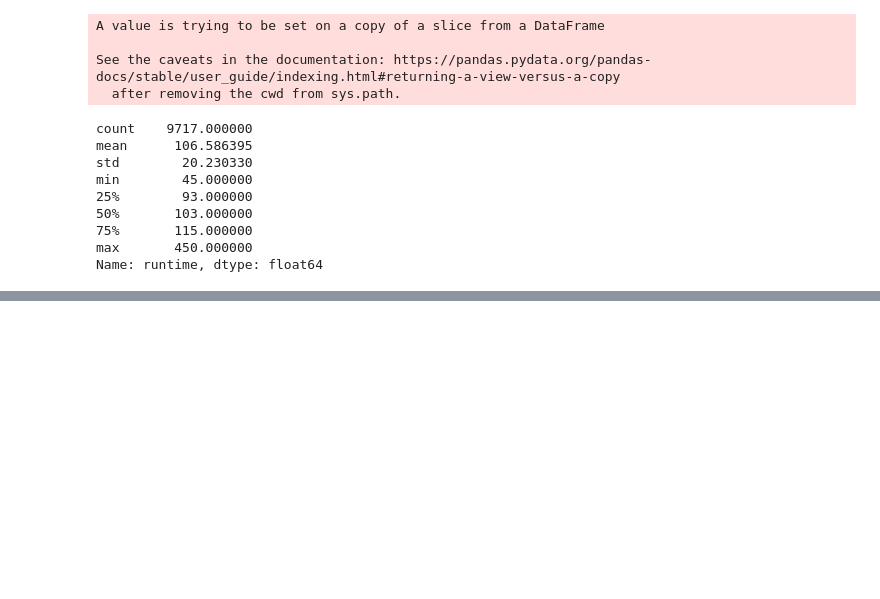
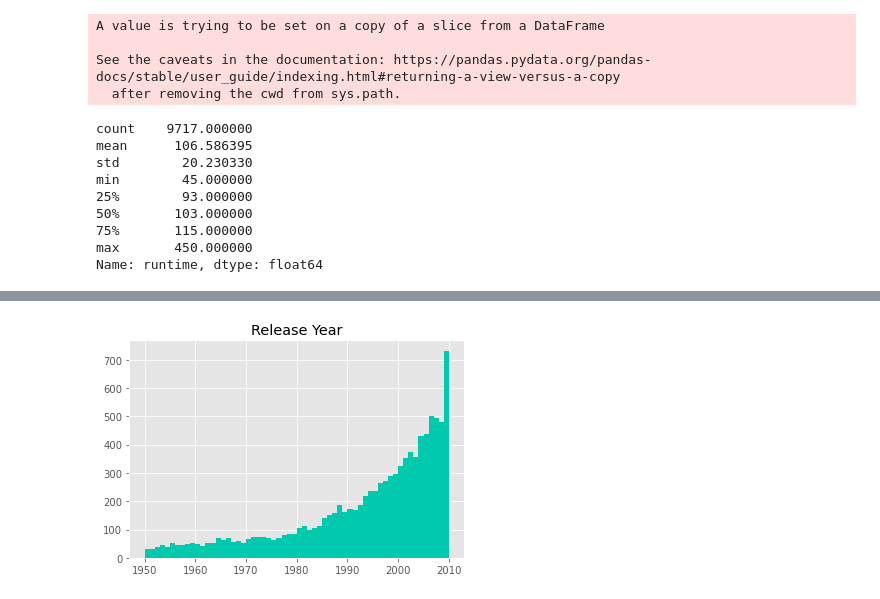
Before and after one commit to MekdiYilma/notes, a Jupyter notebook: pandas/data_wrangling_and_exploration.ipynb, the cells around one changed output, grey strips where cells are left out. Saved outputs shown, nothing was run; the diff lists cells and outputs as text; code cells hidden in the pictures; blank space fills up the shorter version.

```diff
--- a/pandas/data_wrangling_and_exploration.ipynb
+++ b/pandas/data_wrangling_and_exploration.ipynb
@@ -123,0 +134,4 @@ Name: runtime, dtype: float64
+# %%
+import matplotlib.pyplot as plt
+
+plt.style.use('ggplot')
@@ -123,0 +157,6 @@ Name: runtime, dtype: float64
+# %%
+fig, ax = plt.subplots()
+ax.hist(data.year, bins=np.arange(1950,2011), color='#00C9AE')
+ax.set_title('Release Year');
+# %% [output]
+[figure, added]
```
Also changed, not shown: parts of 25 cells of this notebook, 1 other file.
